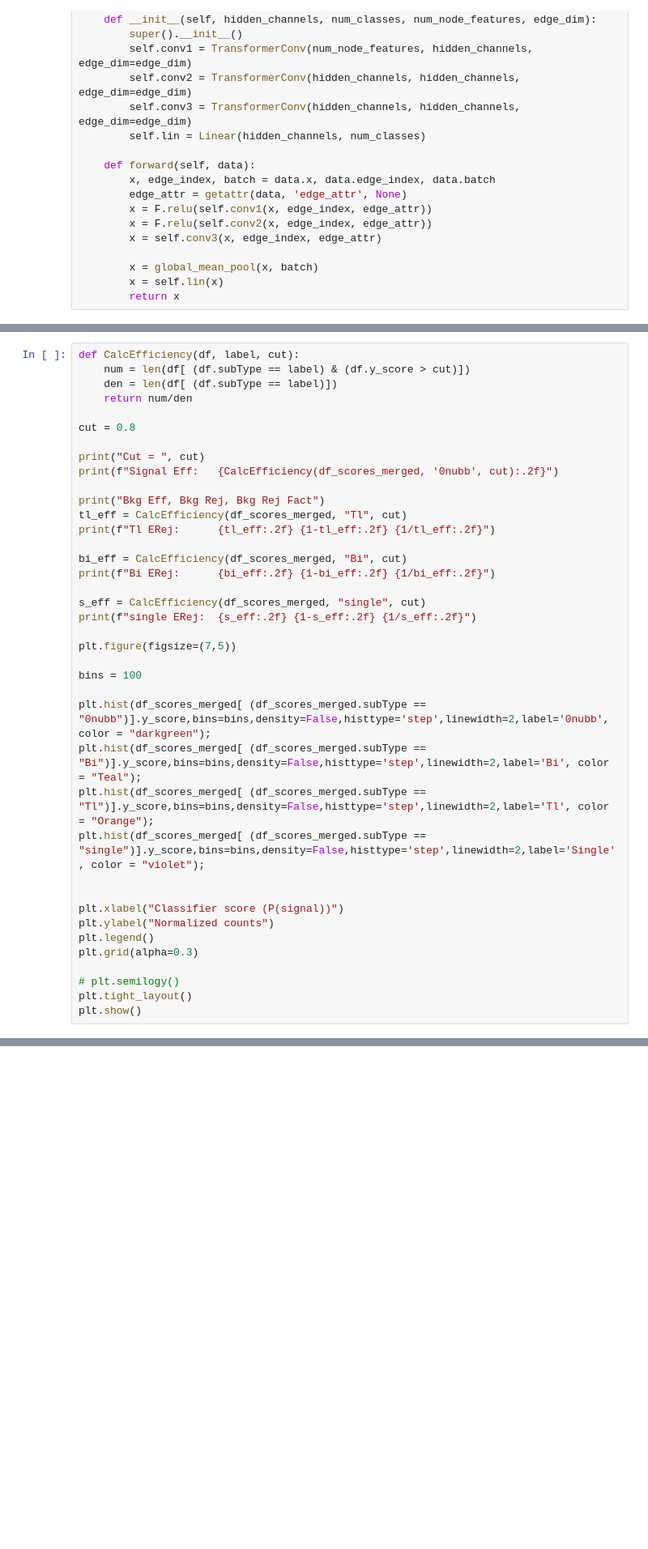
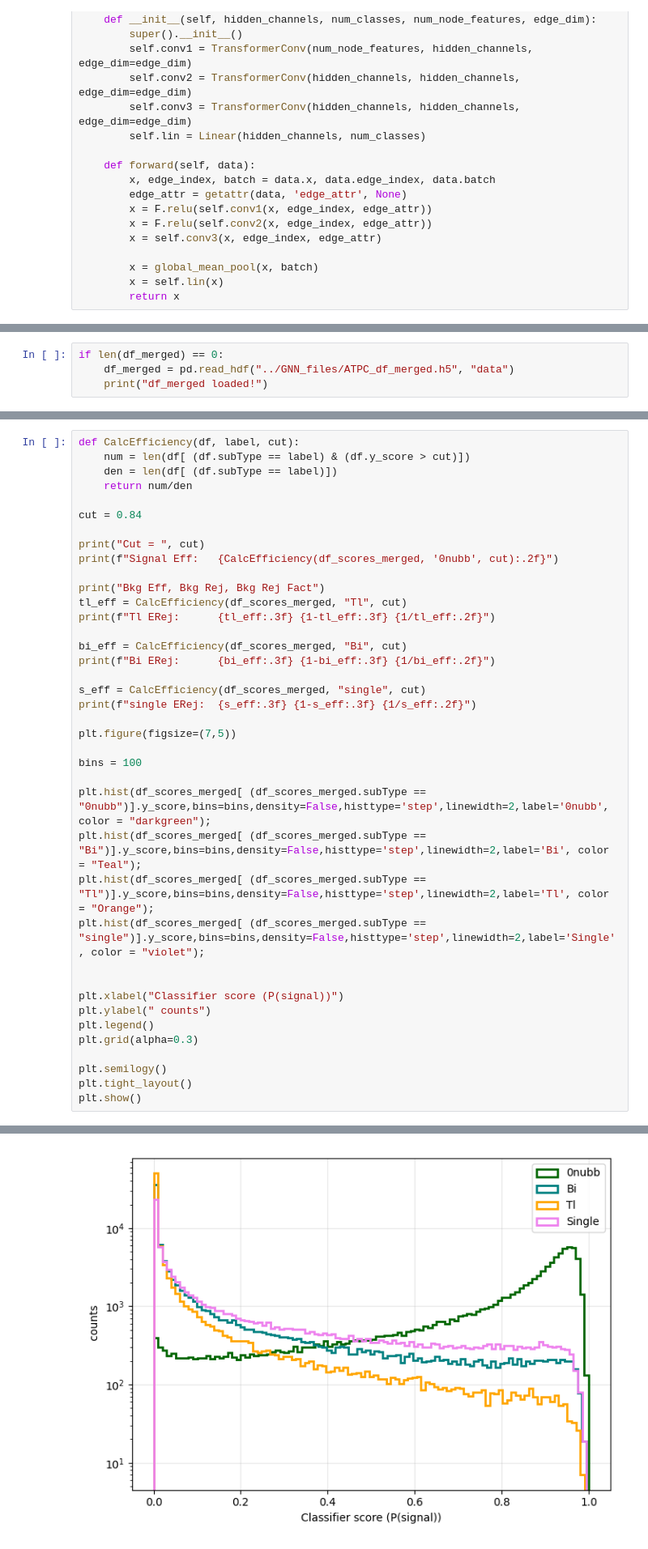
Before and after one commit to kvjmistry/ATPC, a Jupyter notebook: notebooks/ML_GNN.ipynb, the cells around one changed output, grey strips where cells are left out. Shown at 81% size. Saved outputs shown, nothing was run; the diff lists cells and outputs as text; blank space fills up the shorter version.

```diff
--- a/notebooks/ML_GNN.ipynb
+++ b/notebooks/ML_GNN.ipynb
@@ -816,3 +844,7 @@ plt.show()
+# %%
+if len(df_merged) == 0:
+    df_merged = pd.read_hdf("../GNN_files/ATPC_df_merged.h5", "data")
+    print("df_merged loaded!")
 # %%
 # Merge categories column to df score so we can plot the performance vs background type
 # display(df_merged[["event_id", "subType"]])
@@ -829,20 +873,20 @@ def CalcEfficiency(df, label, cut):
     den = len(df[ (df.subType == label)])
     return num/den
 
-cut = 0.8
+cut = 0.84
 
 print("Cut = ", cut)
 print(f"Signal Eff:   {CalcEfficiency(df_scores_merged, '0nubb', cut):.2f}")
 
 print("Bkg Eff, Bkg Rej, Bkg Rej Fact")
 tl_eff = CalcEfficiency(df_scores_merged, "Tl", cut)
-print(f"Tl ERej:      {tl_eff:.2f} {1-tl_eff:.2f} {1/tl_eff:.2f}")
+print(f"Tl ERej:      {tl_eff:.3f} {1-tl_eff:.3f} {1/tl_eff:.2f}")
 
 bi_eff = CalcEfficiency(df_scores_merged, "Bi", cut)
-print(f"Bi ERej:      {bi_eff:.2f} {1-bi_eff:.2f} {1/bi_eff:.2f}")
+print(f"Bi ERej:      {bi_eff:.3f} {1-bi_eff:.3f} {1/bi_eff:.2f}")
 
 s_eff = CalcEfficiency(df_scores_merged, "single", cut)
-print(f"single ERej:  {s_eff:.2f} {1-s_eff:.2f} {1/s_eff:.2f}")
+print(f"single ERej:  {s_eff:.3f} {1-s_eff:.3f} {1/s_eff:.2f}")
 
 plt.figure(figsize=(7,5))
 
@@ -855,10 +899,11 @@ plt.hist(df_scores_merged[ (df_scores_merged.subType == "single")].y_score,bins=
 
 
 plt.xlabel("Classifier score (P(signal))")
-plt.ylabel("Normalized counts")
+plt.ylabel(" counts")
 plt.legend()
 plt.grid(alpha=0.3)
 
-# plt.semilogy()
+plt.semilogy()
 plt.tight_layout()
 plt.show()
+# %% [output]
@@ -865,3 +916,4 @@ plt.show()
+[figure, added]
 # %%
 df_out = df_scores_merged.copy()
 df_out['subType'] = df_out['subType'].replace({'0nubb': 'ATPC_0nubb', 'Bi': 'ATPC_Bi_ion', 'Tl': 'ATPC_Tl_ion', 'single': 'ATPC_single'})
```
Also changed, not shown: parts of 17 cells of this notebook, 2 other files.
